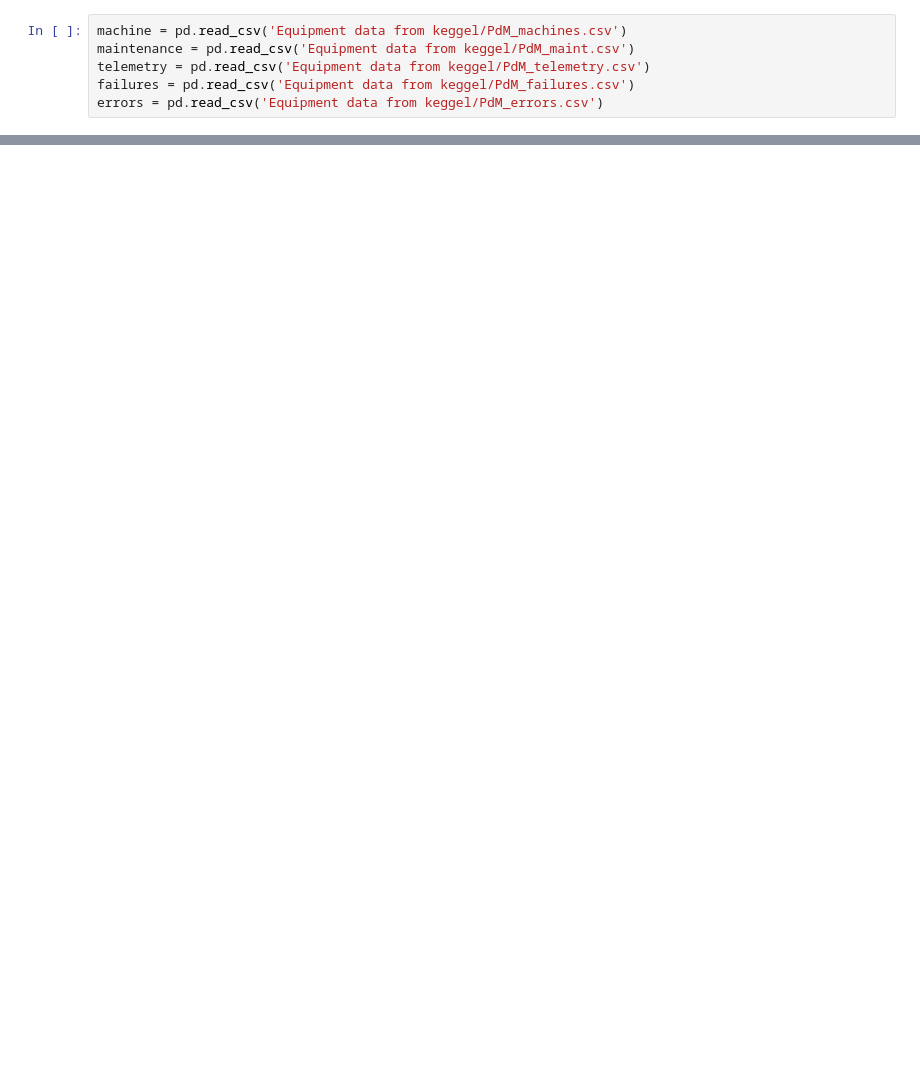
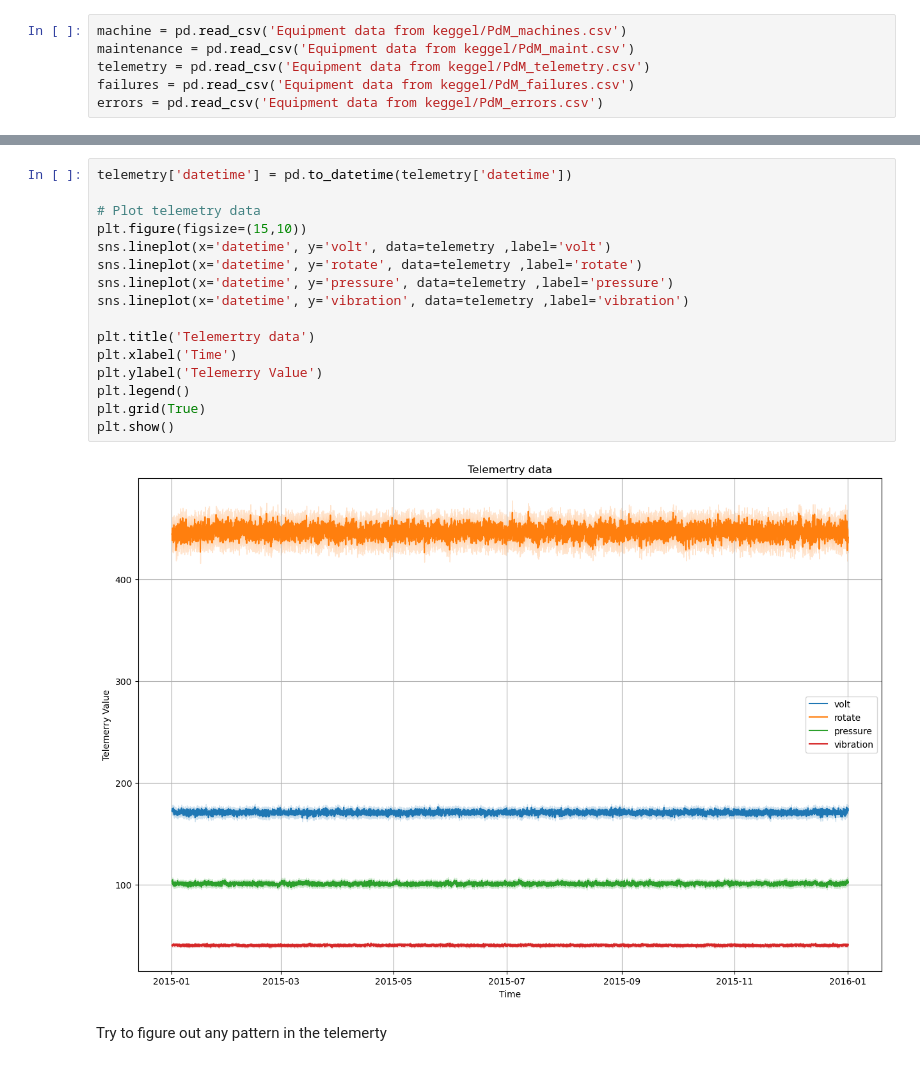
Before and after one commit to Nunusavi/Predictive-Maintenance-for-Industrial-Equipment, a Jupyter notebook: Data processing.ipynb, the cells around one changed output, grey strips where cells are left out. Cells and saved outputs as stored; diff of their text form; blank space fills up the shorter version.

```diff
--- a/Data processing.ipynb
+++ b/Data processing.ipynb
@@ -24,0 +79,20 @@ maintenance_count = maintenance.groupby('machineID').size().reset_index(name='ma
+# %%
+telemetry['datetime'] = pd.to_datetime(telemetry['datetime'])
+
+# Plot telemetry data
+plt.figure(figsize=(15,10))
+sns.lineplot(x='datetime', y='volt', data=telemetry ,label='volt')
+sns.lineplot(x='datetime', y='rotate', data=telemetry ,label='rotate')
+sns.lineplot(x='datetime', y='pressure', data=telemetry ,label='pressure')
+sns.lineplot(x='datetime', y='vibration', data=telemetry ,label='vibration')
+
+plt.title('Telemertry data')
+plt.xlabel('Time')
+plt.ylabel('Telemerry Value')
+plt.legend()
+plt.grid(True)
+plt.show()
+# %% [output]
+[figure, added]
+# %% [markdown]
+Try to figure out any pattern in the telemerty
```
Also changed, not shown: parts of 8 cells of this notebook.
